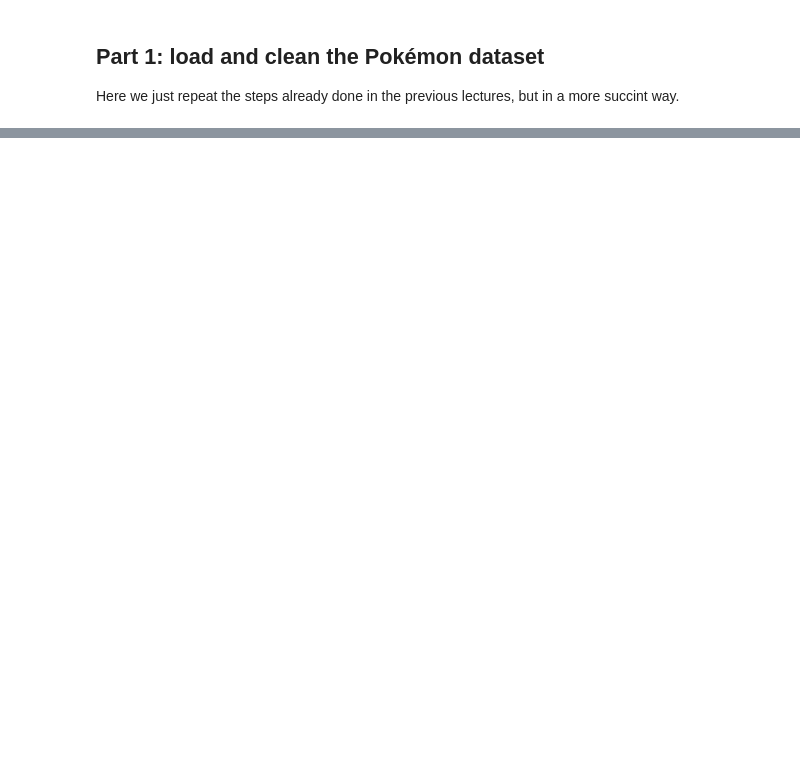
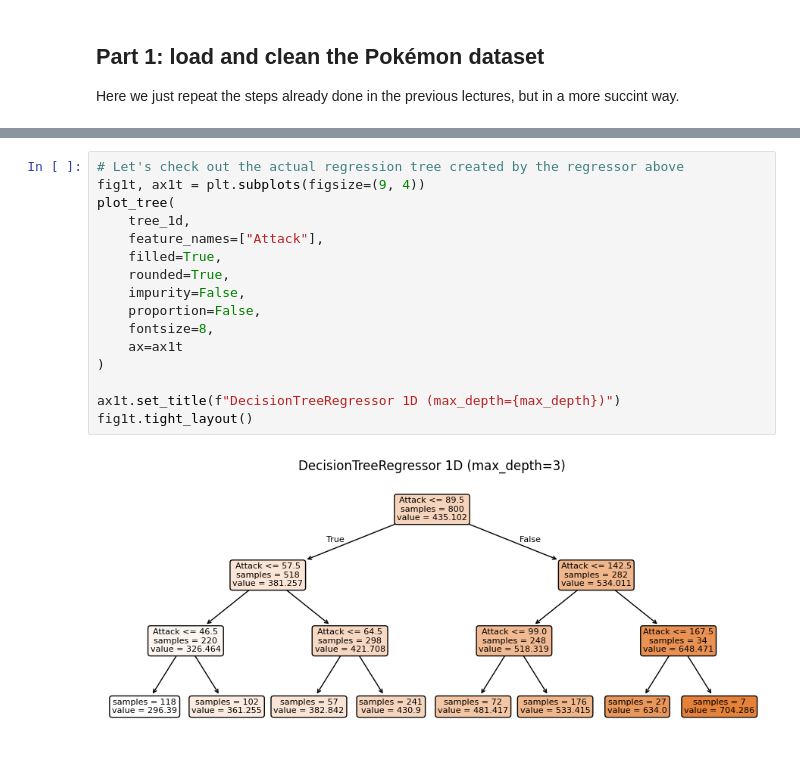
Before and after one commit to rafaeldavidjose/MLF-25-26, a Jupyter notebook: Class 4/lecture04.ipynb, the cells around one changed output, grey strips where cells are left out. Saved outputs shown, nothing was run; the diff lists cells and outputs as text; blank space fills up the shorter version.

```diff
--- a/Class 4/lecture04.ipynb
+++ b/Class 4/lecture04.ipynb
@@ -223,0 +94,18 @@ y_pred = model.predict(X_test)
+# %%
+# Let's check out the actual regression tree created by the regressor above
+fig1t, ax1t = plt.subplots(figsize=(9, 4))
+plot_tree(
+    tree_1d,
+    feature_names=["Attack"],
+    filled=True,
+    rounded=True,
+    impurity=False,
+    proportion=False,
+    fontsize=8,
+    ax=ax1t
+)
+
+ax1t.set_title(f"DecisionTreeRegressor 1D (max_depth={max_depth})")
+fig1t.tight_layout()
+# %% [output]
+[figure, added]
```
Also changed, not shown: parts of 28 cells of this notebook, 1 other file.
